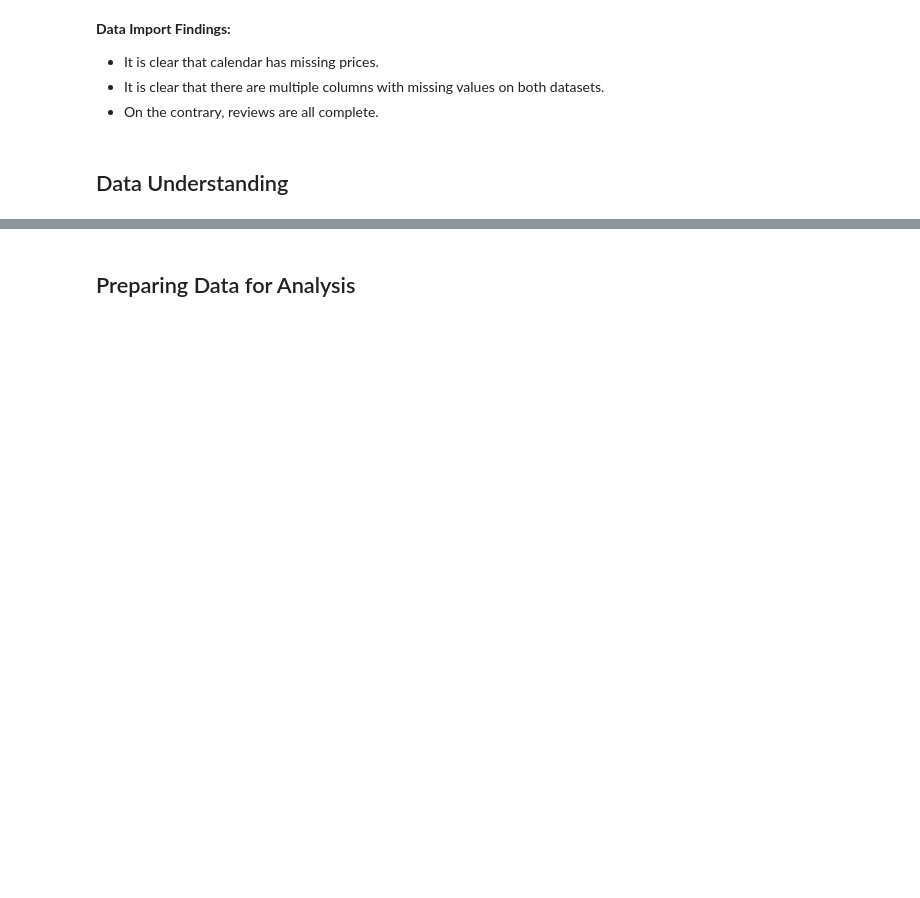
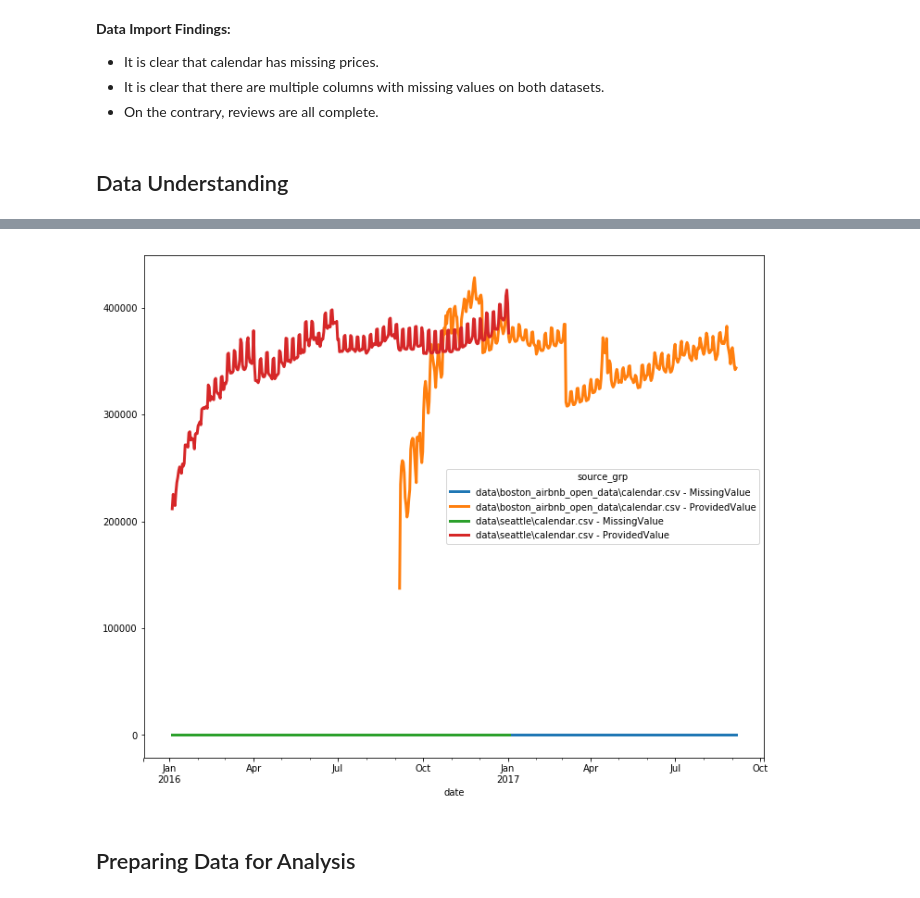
Before and after one commit to samlexrod/airbnb_ml, a Jupyter notebook: Airbnb_Analysis.ipynb, the cells around one changed output, grey strips where cells are left out. Saved outputs shown, nothing was run; the diff lists cells and outputs as text; code cells hidden in the pictures; blank space fills up the shorter version.

```diff
--- a/Airbnb_Analysis.ipynb
+++ b/Airbnb_Analysis.ipynb
@@ -165,3 +199,17 @@ plt.legend(bbox_to_anchor=(1.01, 1), loc='upper left');
+# %%
+calendar['nan_grp'] = calendar.price.fillna('MissingValue')
+# %%
+calendar.loc[calendar.nan_grp!='MissingValue', 'nan_grp'] = 'ProvidedValue'
+# %%
+calendar['source_grp'] = calendar.rowsource.str.cat(calendar.nan_grp, sep=' - ')
+# %%
+calendar.groupby(['source_grp', 'date'])\
+    .agg({'price':'sum'})\
+    .reset_index()\
+    .pivot(index='date', columns='source_grp', values='price')\
+    .plot.line(figsize=(12, 10), lw=3);
+# %% [output]
+[figure, added]
 # %% [markdown]
 ## Preparing Data for Analysis
 # %% [markdown]
```
Also changed, not shown: parts of 6 cells of this notebook.
